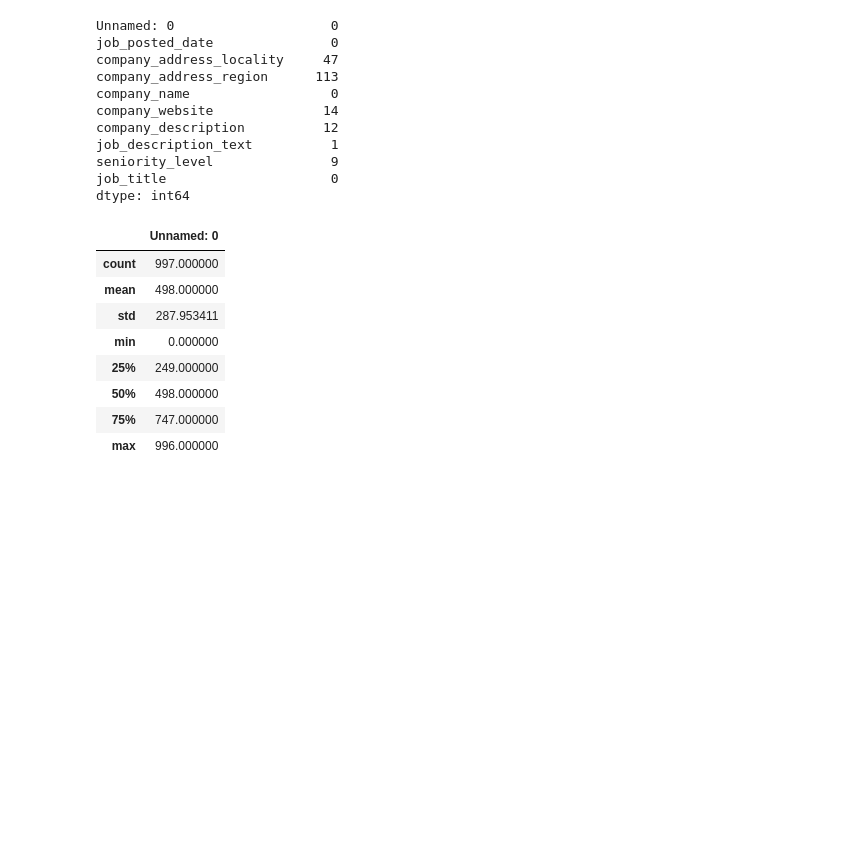
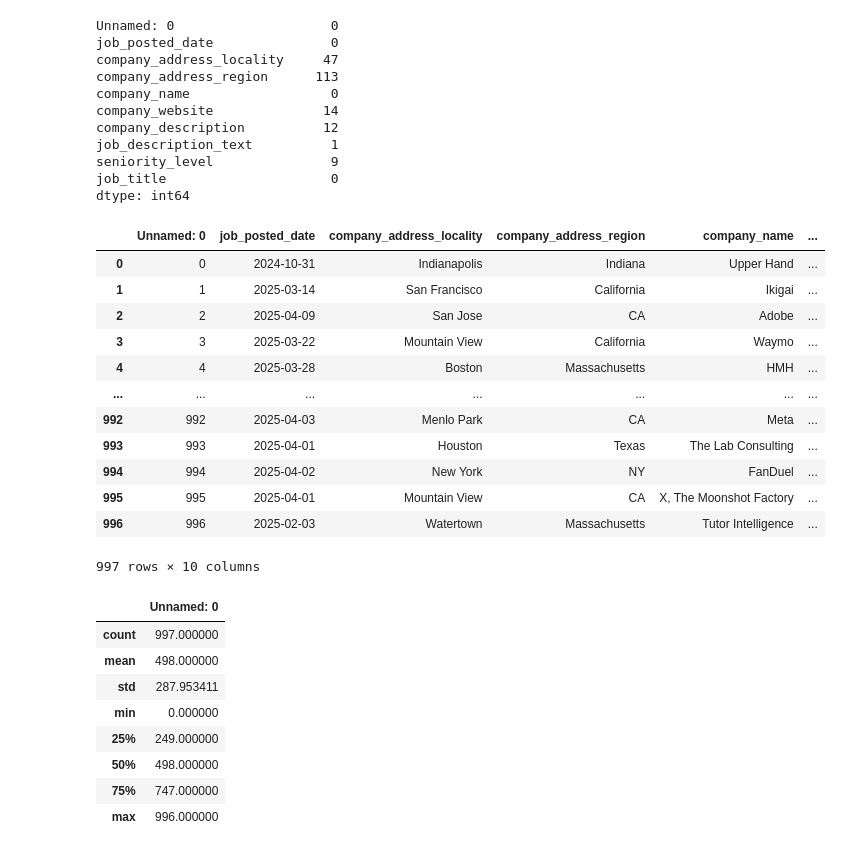
Before and after one commit to kxrrym03/ML-Jobs-in-the-United-States, a Jupyter notebook: ML Jobs US.ipynb, the cells around one changed output. Drawn from its saved outputs; the diff is of its cells as text; code cells hidden in the pictures; blank space fills up the shorter version.

```diff
--- a/ML Jobs US.ipynb
+++ b/ML Jobs US.ipynb
@@ -44,6 +46,22 @@ job_description_text          1
 seniority_level               9
 job_title                     0
 dtype: int64
+# %%
+df.fillna(0)
+# %% [output]
+|  | Unnamed: 0 | job_posted_date | company_address_locality | company_address_region | company_name | ... |
+| 0 | 0 | 2024-10-31 | Indianapolis | Indiana | Upper Hand | ... |
+| 1 | 1 | 2025-03-14 | San Francisco | California | Ikigai | ... |
+| 2 | 2 | 2025-04-09 | San Jose | CA | Adobe | ... |
+| 3 | 3 | 2025-03-22 | Mountain View | California | Waymo | ... |
+| 4 | 4 | 2025-03-28 | Boston | Massachusetts | HMH | ... |
+| ... | ... | ... | ... | ... | ... | ... |
+| 992 | 992 | 2025-04-03 | Menlo Park | CA | Meta | ... |
+| 993 | 993 | 2025-04-01 | Houston | Texas | The Lab Consulting | ... |
+| 994 | 994 | 2025-04-02 | New York | NY | FanDuel | ... |
+| 995 | 995 | 2025-04-01 | Mountain View | CA | X, The Moonshot Factory | ... |
+| 996 | 996 | 2025-02-03 | Watertown | Massachusetts | Tutor Intelligence | ... |
+997 rows × 10 columns
 # %%
 df.describe()
 # %% [output]
```
Also changed, not shown: parts of 2 cells of this notebook.
